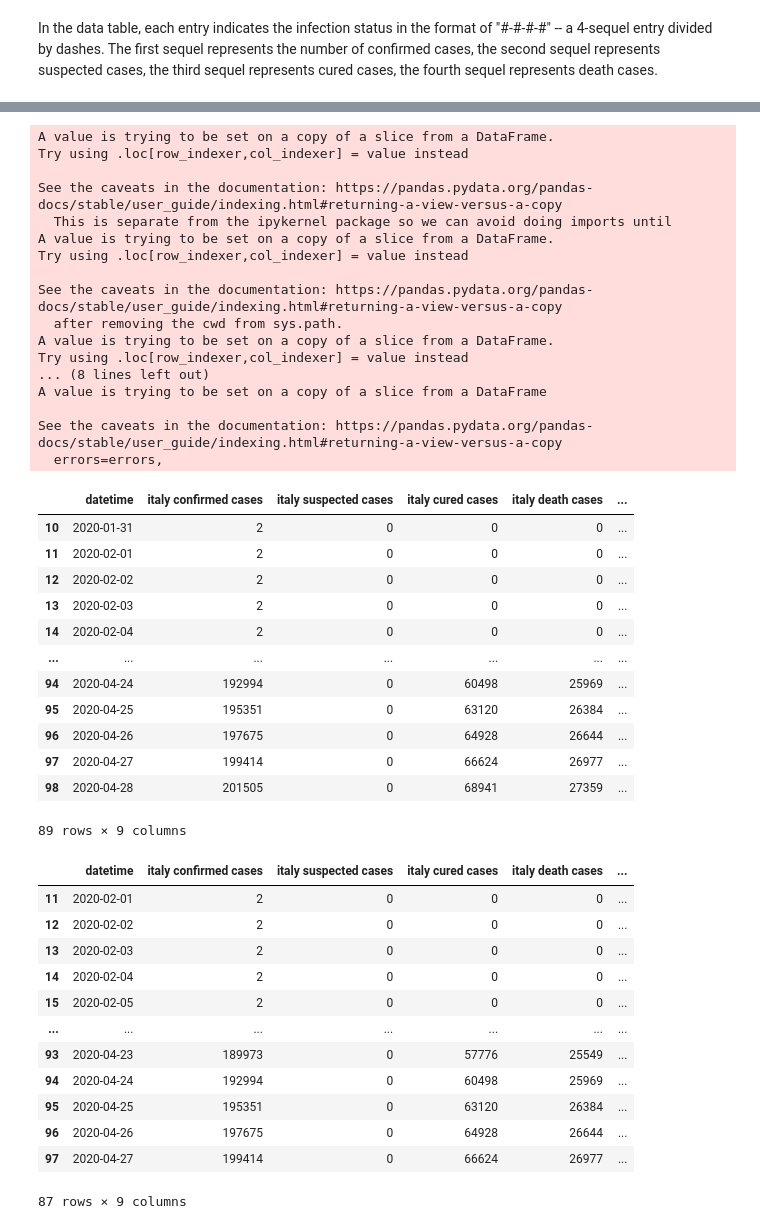
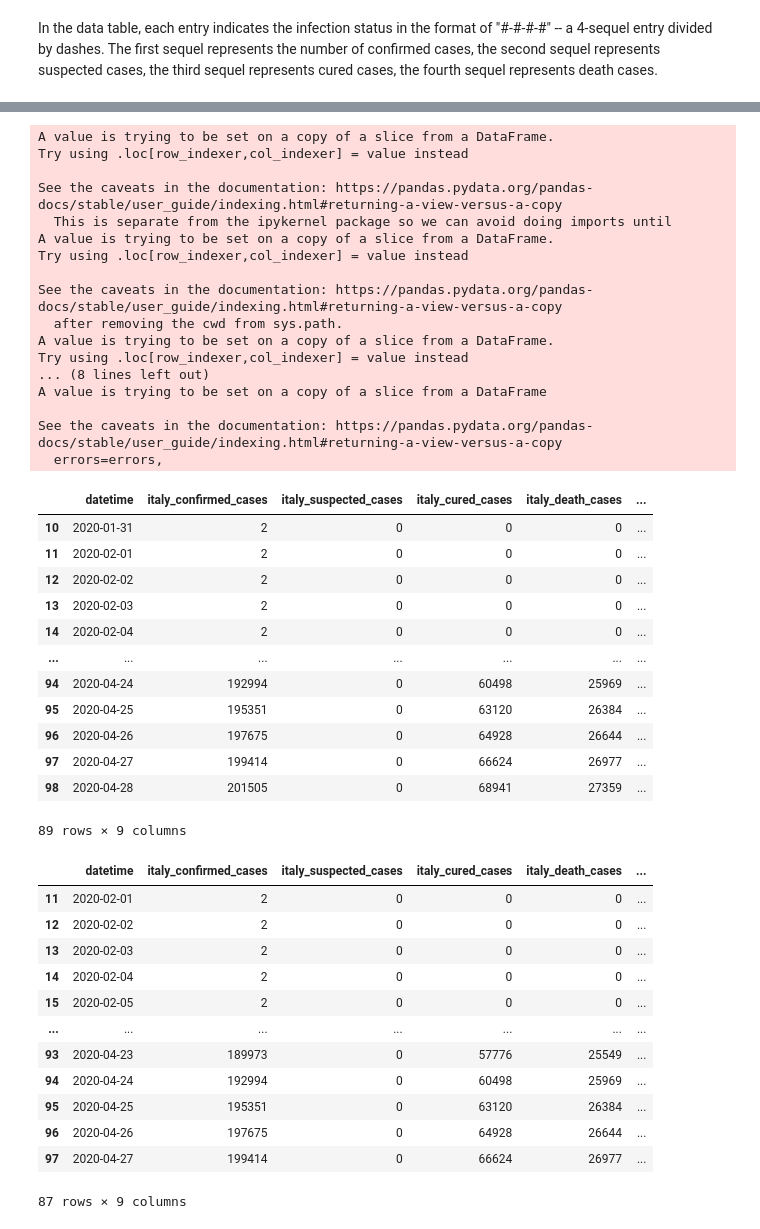
Before and after one commit to edwinmccracken/etl_project, a Jupyter notebook: Virus - Ivy.ipynb, the cells around one changed output, grey strips where cells are left out. Drawn from its saved outputs; the diff is of its cells as text; code cells hidden in the pictures.

```diff
--- a/Virus - Ivy.ipynb
+++ b/Virus - Ivy.ipynb
@@ -85,12 +85,12 @@ In the data table, each entry indicates the infection status in the format of "#
 new = virus_transformed["italy"].str.split("-", n = 4, expand = True)
 
 # making separate first name column from new data frame
-virus_transformed["italy confirmed cases"]= new[0]
+virus_transformed["italy_confirmed_cases"]= new[0]
 
 # making separate last name column from new data frame
-virus_transformed["italy suspected cases"]= new[1]
-virus_transformed["italy cured cases"]= new[2]
-virus_transformed["italy death cases"]= new[3]
+virus_transformed["italy_suspected_cases"]= new[1]
+virus_transformed["italy_cured_cases"]= new[2]
+virus_transformed["italy_death_cases"]= new[3]
 
 # Dropping old Name columns
 virus_transformed.drop(columns =["italy"], inplace = True)
@@ -131,34 +131,34 @@ See the caveats in the documentation: https://pandas.pydata.org/pandas-docs/stab
 # %%
 new2 = virus_transformed["us"].str.split("-", n = 4, expand = True)
 
-virus_transformed["us confirmed cases"]= new2[0]
-virus_transformed["us suspected cases"]= new2[1]
-virus_transformed["us cured cases"]= new2[2]
-virus_transformed["us death cases"]= new2[3]
+virus_transformed["us_confirmed_cases"]= new2[0]
+virus_transformed["us_suspected_cases"]= new2[1]
+virus_transformed["us_cured_cases"]= new2[2]
+virus_transformed["us_death_cases"]= new2[3]
 
 # Dropping old Name columns
 virus_transformed.drop(columns =["us"], inplace = True)
 
 virus_transformed
 # %% [output]
 A value is trying to be set on a copy of a slice from a DataFrame.
 Try using .loc[row_indexer,col_indexer] = value instead
 
 See the caveats in the documentation: https://pandas.pydata.org/pandas-docs/stable/user_guide/indexing.html#returning-a-view-versus-a-copy
   This is separate from the ipykernel package so we can avoid doing imports until
 A value is trying to be set on a copy of a slice from a DataFrame.
 Try using .loc[row_indexer,col_indexer] = value instead
 
 See the caveats in the documentation: https://pandas.pydata.org/pandas-docs/stable/user_guide/indexing.html#returning-a-view-versus-a-copy
   after removing the cwd from sys.path.
 A value is trying to be set on a copy of a slice from a DataFrame.
 Try using .loc[row_indexer,col_indexer] = value instead
 ... (8 lines left out)
 A value is trying to be set on a copy of a slice from a DataFrame
 
 See the caveats in the documentation: https://pandas.pydata.org/pandas-docs/stable/user_guide/indexing.html#returning-a-view-versus-a-copy
   errors=errors,
-|  | datetime | italy confirmed cases | italy suspected cases | italy cured cases | italy death cases | ... |
+|  | datetime | italy_confirmed_cases | italy_suspected_cases | italy_cured_cases | italy_death_cases | ... |
 | 10 | 2020-01-31 | 2 | 0 | 0 | 0 | ... |
 | 11 | 2020-02-01 | 2 | 0 | 0 | 0 | ... |
 | 12 | 2020-02-02 | 2 | 0 | 0 | 0 | ... |
@@ -175,7 +175,7 @@ See the caveats in the documentation: https://pandas.pydata.org/pandas-docs/stab
 virus_transformed = virus_transformed.drop(virus_transformed.index[[0,88]])
 virus_transformed
 # %% [output]
-|  | datetime | italy confirmed cases | italy suspected cases | italy cured cases | italy death cases | ... |
+|  | datetime | italy_confirmed_cases | italy_suspected_cases | italy_cured_cases | italy_death_cases | ... |
 | 11 | 2020-02-01 | 2 | 0 | 0 | 0 | ... |
 | 12 | 2020-02-02 | 2 | 0 | 0 | 0 | ... |
 | 13 | 2020-02-03 | 2 | 0 | 0 | 0 | ... |
```
Also changed, not shown: parts of 1 cell of this notebook, 1 other file.
